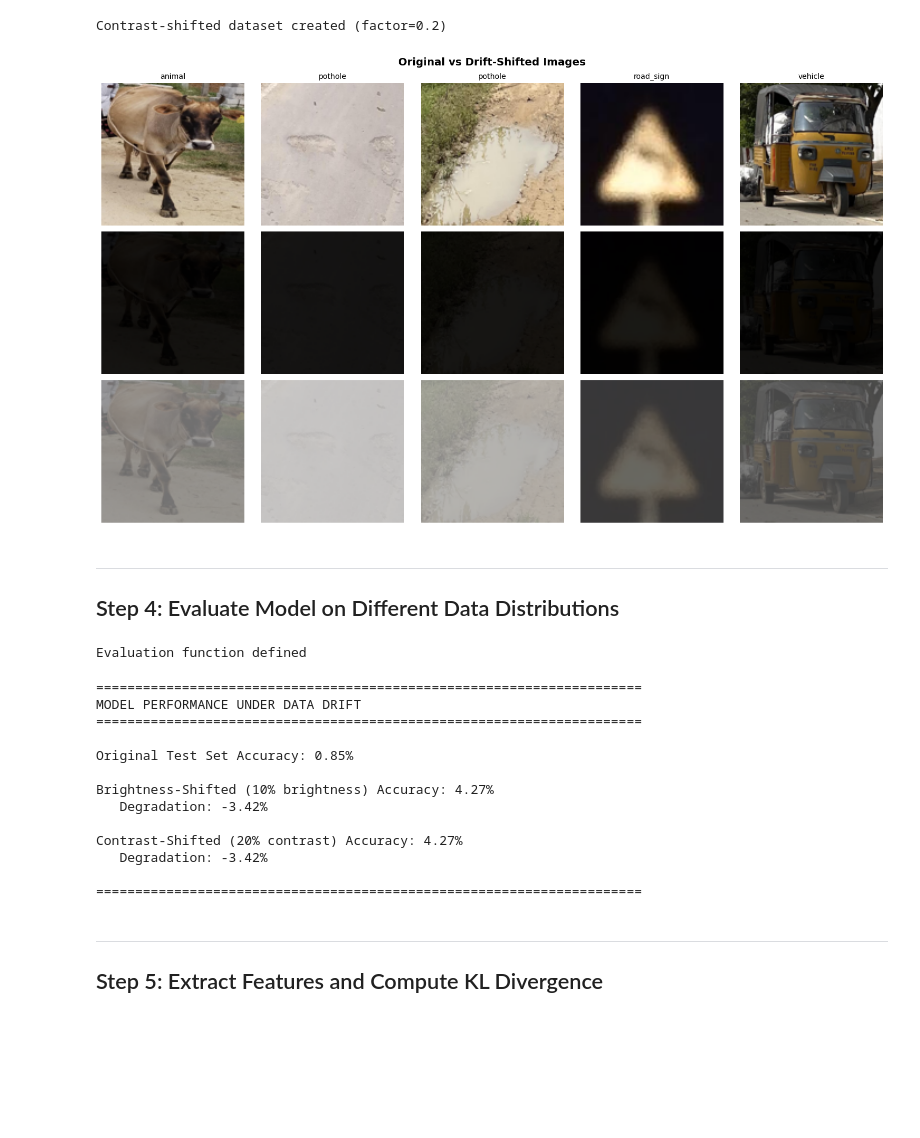
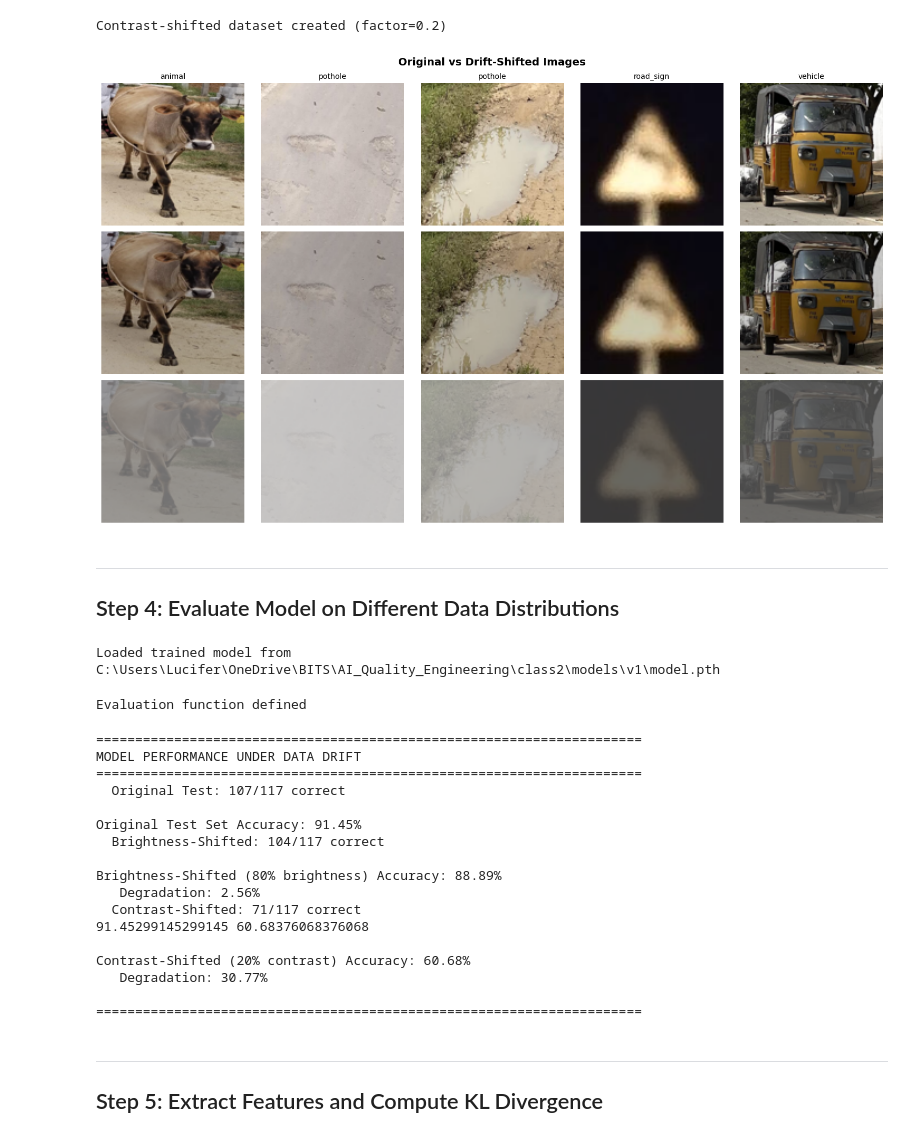
Before and after one commit to SameerShanbhogue/ai_quality, a Jupyter notebook: class2/Part_2_Data_Drift_Detection.ipynb, the cells around one changed output. Drawn from its saved outputs; the diff is of its cells as text; code cells hidden in the pictures; blank space fills up the shorter version.

```diff
--- a/class2/Part_2_Data_Drift_Detection.ipynb
+++ b/class2/Part_2_Data_Drift_Detection.ipynb
@@ -175,38 +165,81 @@ Contrast-shifted dataset created (factor=0.2)
 # %%
 # Visualize original vs shifted images
 num_samples = 5
 fig, axes = plt.subplots(3, num_samples, figsize=(15, 9))
 
 indices = np.linspace(0, len(test_dataset) - 1, num_samples, dtype=int)
 
 for col, idx in enumerate(indices):
     image_path, label = test_dataset.imgs[idx]
     orig_img = Image.open(image_path).convert('RGB').resize((128, 128))
-    bright_img = ImageEnhance.Brightness(orig_img).enhance(0.1)
+    bright_img = ImageEnhance.Brightness(orig_img).enhance(0.8)
     contrast_img = ImageEnhance.Contrast(orig_img).enhance(0.2)
 
     axes[0, col].imshow(orig_img)
     axes[0, col].set_title(class_names[label], fontsize=10)
     axes[0, col].axis('off')
 
     axes[1, col].imshow(bright_img)
     axes[1, col].axis('off')
 
     axes[2, col].imshow(contrast_img)
     axes[2, col].axis('off')
 
 axes[0, 0].set_ylabel('Original', fontsize=12, fontweight='bold')
 axes[1, 0].set_ylabel('Brightness\n(0.1x)', fontsize=12, fontweight='bold')
 axes[2, 0].set_ylabel('Contrast\n(0.2x)', fontsize=12, fontweight='bold')
 
 plt.suptitle('Original vs Drift-Shifted Images', fontsize=14, fontweight='bold')
 plt.tight_layout()
 plt.show()
 # %% [output]
-[figure, old version]
+[figure, new version]
 # %% [markdown]
 ---
 ## Step 4: Evaluate Model on Different Data Distributions
+# %%
+def replace_bn_with_identity(module):
+    """Recursively replace every nn.BatchNorm2d with nn.Identity.
+
+    The v1 checkpoint was trained with BatchNorm stripped (the "Baseline /
+    No Regularization" model), so its state_dict has no BN parameters. The
+    architecture here must strip BN too — otherwise load_state_dict fails
+    on the missing BN keys (resnet.bn1.*, resnet.layerX.*.bnY.*).
+    """
+    for name, child in module.named_children():
+        if isinstance(child, nn.BatchNorm2d):
+            setattr(module, name, nn.Identity())
+        else:
+            replace_bn_with_identity(child)
+
+
+class CNNModel(nn.Module):
+    def __init__(self, num_classes):
+        super().__init__()
+        self.resnet = resnet18(weights=None)
+        replace_bn_with_identity(self.resnet)
+        self.resnet.fc = nn.Linear(self.resnet.fc.in_features, num_classes)
+
+    def forward(self, x):
+        return self.resnet(x)
+
+
+model = CNNModel(num_classes).to(device)
+
+# Load the TRAINED weights. Fail loudly if missing — serving random weights
+# silently produces ~1/num_classes accuracy that looks like a drift bug.
+if not os.path.exists(MODEL_PATH):
+    raise FileNotFoundError(
+        f"Trained weights not found at {MODEL_PATH}. "
+        f"Run class1/Part_2_Overfitting_and_Generalization.ipynb to generate them."
+    )
+
+model.load_state_dict(torch.load(MODEL_PATH, map_location=device))
+model.eval()
+
+print(f"Loaded trained model from {MODEL_PATH}")
+# %% [output]
+Loaded trained model from C:\Users\Lucifer\OneDrive\BITS\AI_Quality_Engineering\class2\models\v1\model.pth
 # %%
 def evaluate_dataset(model, loader, device, dataset_name):
     """
@@ -250,9 +284,9 @@ except Exception as e:
 
 try:
     acc_brightness, pred_brightness = evaluate_dataset(model, brightness_shifted_loader, device, "Brightness-Shifted")
-    results['Brightness-Shifted (0.1x)'] = acc_brightness
+    results['Brightness-Shifted (0.8x)'] = acc_brightness
     degradation_brightness = acc_original - acc_brightness
-    print(f"\nBrightness-Shifted (10% brightness) Accuracy: {acc_brightness:.2f}%")
+    print(f"\nBrightness-Shifted (80% brightness) Accuracy: {acc_brightness:.2f}%")
     print(f"   Degradation: {degradation_brightness:.2f}%")
 except Exception as e:
     print(f"\nError evaluating brightness-shifted dataset: {e}")
@@ -261,6 +295,7 @@ try:
     acc_contrast, pred_contrast = evaluate_dataset(model, contrast_shifted_loader, device, "Contrast-Shifted")
     results['Contrast-Shifted (0.2x)'] = acc_contrast
     degradation_contrast = acc_original - acc_contrast
+    print(acc_original, acc_contrast)
     print(f"\nContrast-Shifted (20% contrast) Accuracy: {acc_contrast:.2f}%")
     print(f"   Degradation: {degradation_contrast:.2f}%")
 except Exception as e:
@@ -271,14 +306,18 @@ print("\n" + "="*70)
 ======================================================================
 MODEL PERFORMANCE UNDER DATA DRIFT
 ======================================================================
+  Original Test: 107/117 correct
 
-Original Test Set Accuracy: 0.85%
+Original Test Set Accuracy: 91.45%
+  Brightness-Shifted: 104/117 correct
 
-Brightness-Shifted (10% brightness) Accuracy: 4.27%
-   Degradation: -3.42%
+Brightness-Shifted (80% brightness) Accuracy: 88.89%
+   Degradation: 2.56%
+  Contrast-Shifted: 71/117 correct
+91.45299145299145 60.68376068376068
 
-Contrast-Shifted (20% contrast) Accuracy: 4.27%
-   Degradation: -3.42%
+Contrast-Shifted (20% contrast) Accuracy: 60.68%
+   Degradation: 30.77%
 
 ======================================================================
 # %% [markdown]
```
Also changed, not shown: parts of 8 cells of this notebook, 1 other file.
